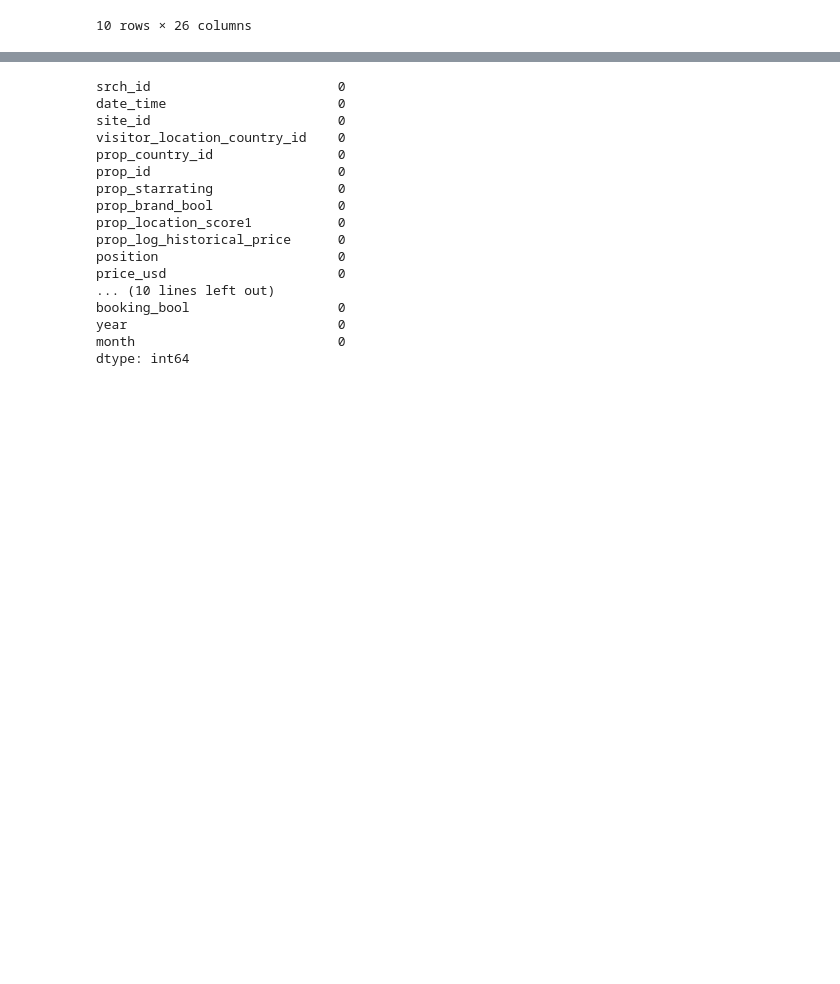
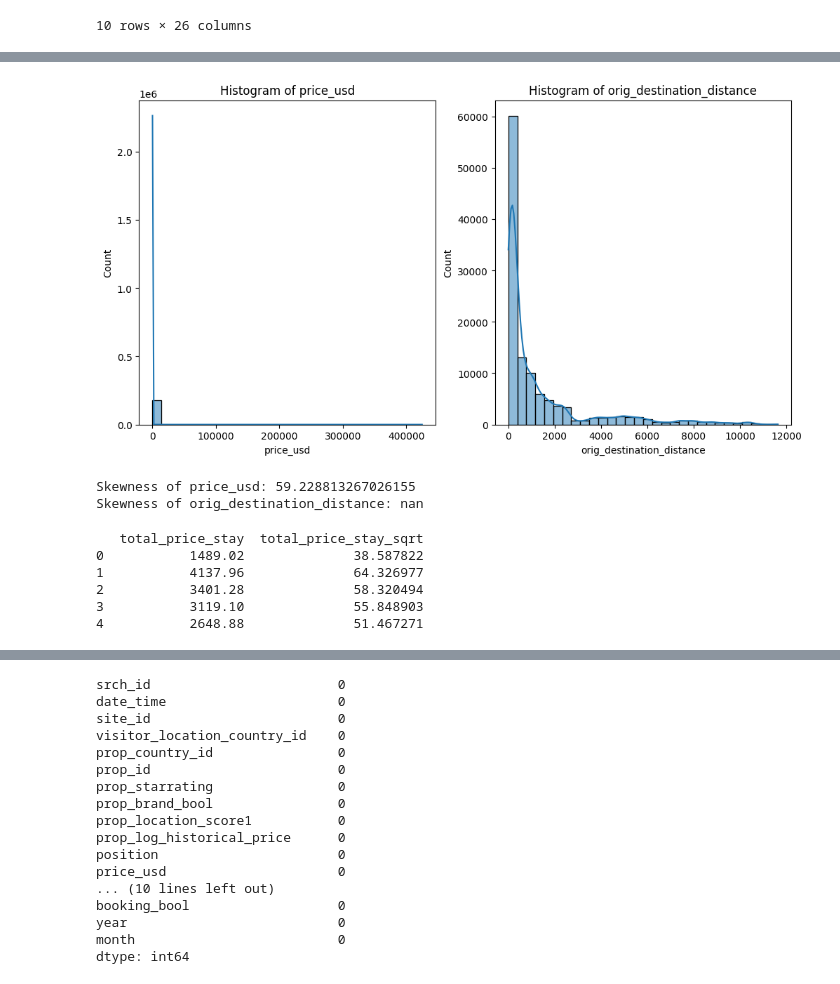
Before and after one commit to IOuadah/DMT_2, a Jupyter notebook: zizi.ipynb, the cells around one changed output, grey strips where cells are left out. Cells and saved outputs as stored; diff of their text form; code cells hidden in the pictures; blank space fills up the shorter version.

```diff
--- a/zizi.ipynb
+++ b/zizi.ipynb
@@ -39,7 +47,8 @@ train.head(10)
 | 9 | 29 | 2013-02-26 19:42:22 | 18 | 129 | 219 | 78380 | 3 | ... |
 10 rows × 26 columns
 # %%
-train['total_price_stay'] = train['price_usd'] * train['srch_length_of_stay']
+# train['total_price_stay'] = train['price_usd'] * train['srch_length_of_stay']
+train = train.drop(['year', 'month'], axis = 1)
 train['avg_location_score'] = train[['prop_location_score1', 'prop_location_score2']].mean(axis=1)
 train.head(10)
 # %% [output]
@@ -73,0 +67,3 @@ test
+# %%
+train = train.drop(['prop_location_score1', 'prop_location_score2'],axis = 1)
+train.head(10)
@@ -73,0 +95,44 @@ test
+# %%
+import seaborn as sns
+import matplotlib.pyplot as plt
+
+plt.figure(figsize=(12, 6))
+plt.subplot(1, 2, 1)
+sns.histplot(train['price_usd'], bins=30, kde=True)
+plt.title('Histogram of price_usd')
+
+plt.subplot(1, 2, 2)
+sns.histplot(train['orig_destination_distance'], bins=30, kde=True)
+plt.title('Histogram of orig_destination_distance')
+
+plt.show()
+# %% [output]
+[figure, added]
+# %%
+from scipy.stats import skew
+
+# Assuming 'df' is your DataFrame containing the dataset
+
+# Compute skewness for 'price_usd' and 'orig_destination_distance'
+skewness_price_usd = skew(train['price_usd'])
+skewness_orig_destination_distance = skew(train['orig_destination_distance'])
+
+print("Skewness of price_usd:", skewness_price_usd)
+print("Skewness of orig_destination_distance:", skewness_orig_destination_distance)
+# %% [output]
+Skewness of price_usd: 59.228813267026155
+Skewness of orig_destination_distance: nan
+# %%
+# train['price_usd_log'] = np.log1p(train['price_usd'])  # Adding 1 to handle zero values
+# print(train[['price_usd', 'price_usd_log']].head())
+
+train['total_price_stay'] = train['price_usd'] * train['srch_length_of_stay']
+train['total_price_stay_sqrt'] = np.sqrt(train['total_price_stay'])
+print(train[['total_price_stay', 'total_price_stay_sqrt']].head())
+# %% [output]
+   total_price_stay  total_price_stay_sqrt
+0           1489.02              38.587822
+1           4137.96              64.326977
+2           3401.28              58.320494
+3           3119.10              55.848903
+4           2648.88              51.467271
```
Also changed, not shown: parts of 8 cells of this notebook.
